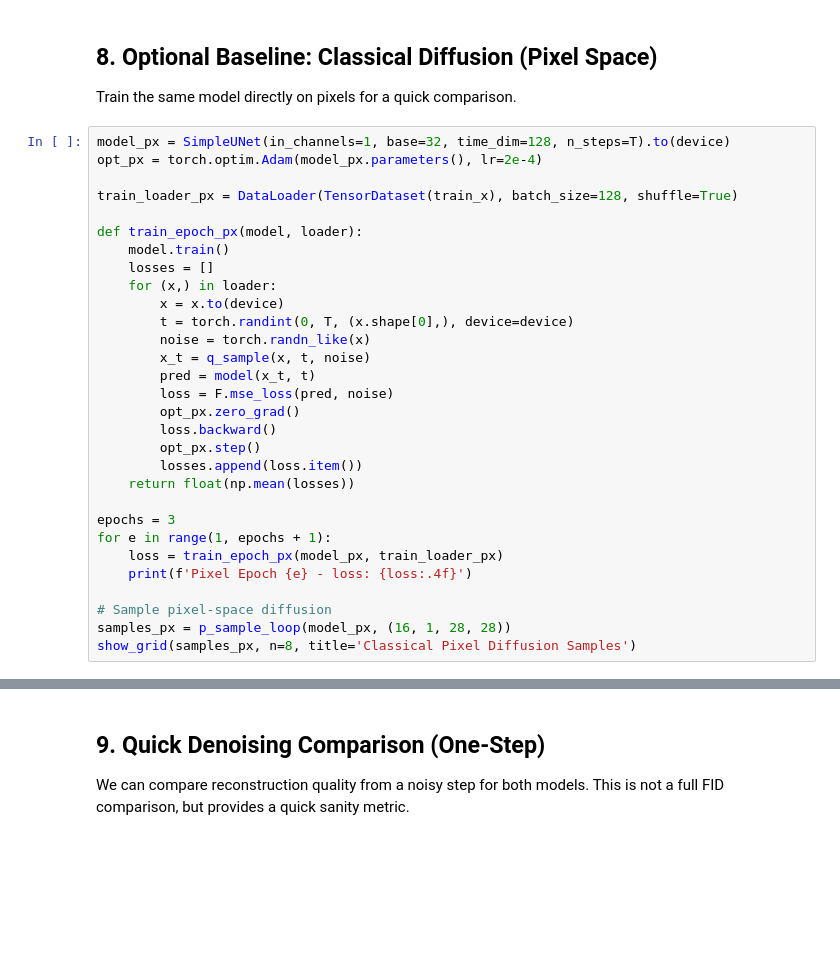
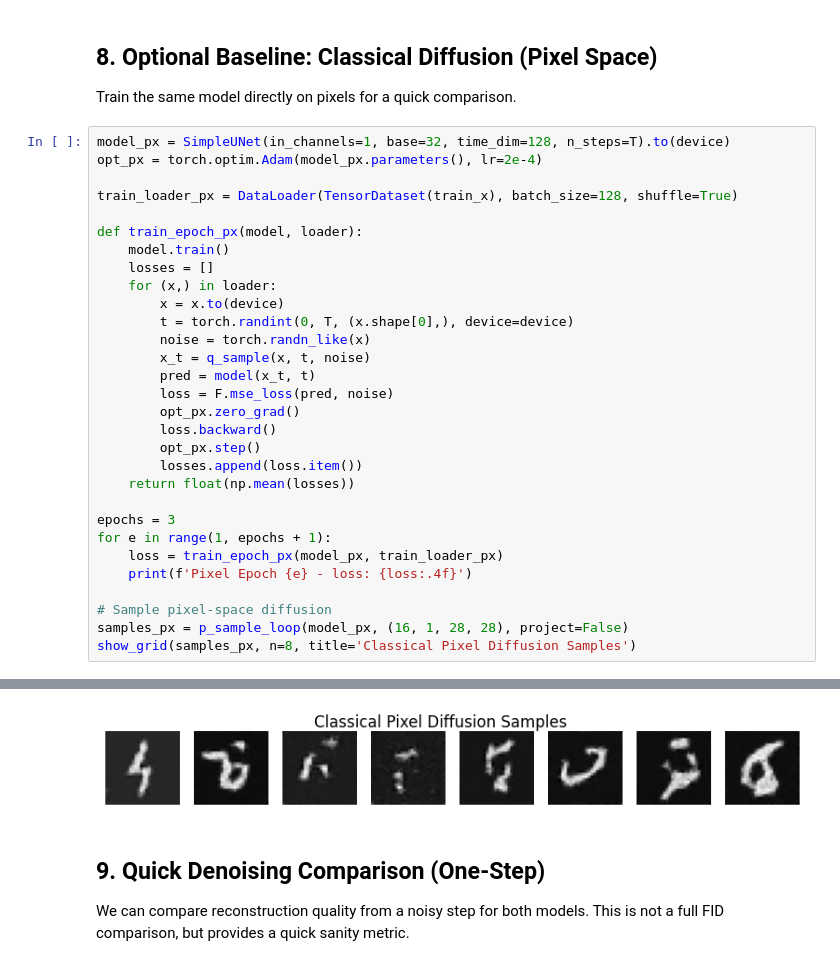
Before and after one commit to mashathepotato/GSoC-Quantum-Diffusion-Model, a Jupyter notebook: notebooks/quantum/hybrid_dm.ipynb, the cells around one changed output, grey strips where cells are left out. Cells and saved outputs as stored; diff of their text form; blank space fills up the shorter version.

```diff
--- a/notebooks/quantum/hybrid_dm.ipynb
+++ b/notebooks/quantum/hybrid_dm.ipynb
@@ -327,5 +371,6 @@ for e in range(1, epochs + 1):
     print(f'Pixel Epoch {e} - loss: {loss:.4f}')
 
 # Sample pixel-space diffusion
-samples_px = p_sample_loop(model_px, (16, 1, 28, 28))
+samples_px = p_sample_loop(model_px, (16, 1, 28, 28), project=False)
 show_grid(samples_px, n=8, title='Classical Pixel Diffusion Samples')
+# %% [output]
@@ -332,3 +380,4 @@ show_grid(samples_px, n=8, title='Classical Pixel Diffusion Samples')
+[figure, added]
 # %% [markdown]
 ## 9. Quick Denoising Comparison (One-Step)
 We can compare reconstruction quality from a noisy step for both models.
```
Also changed, not shown: parts of 12 cells of this notebook.
